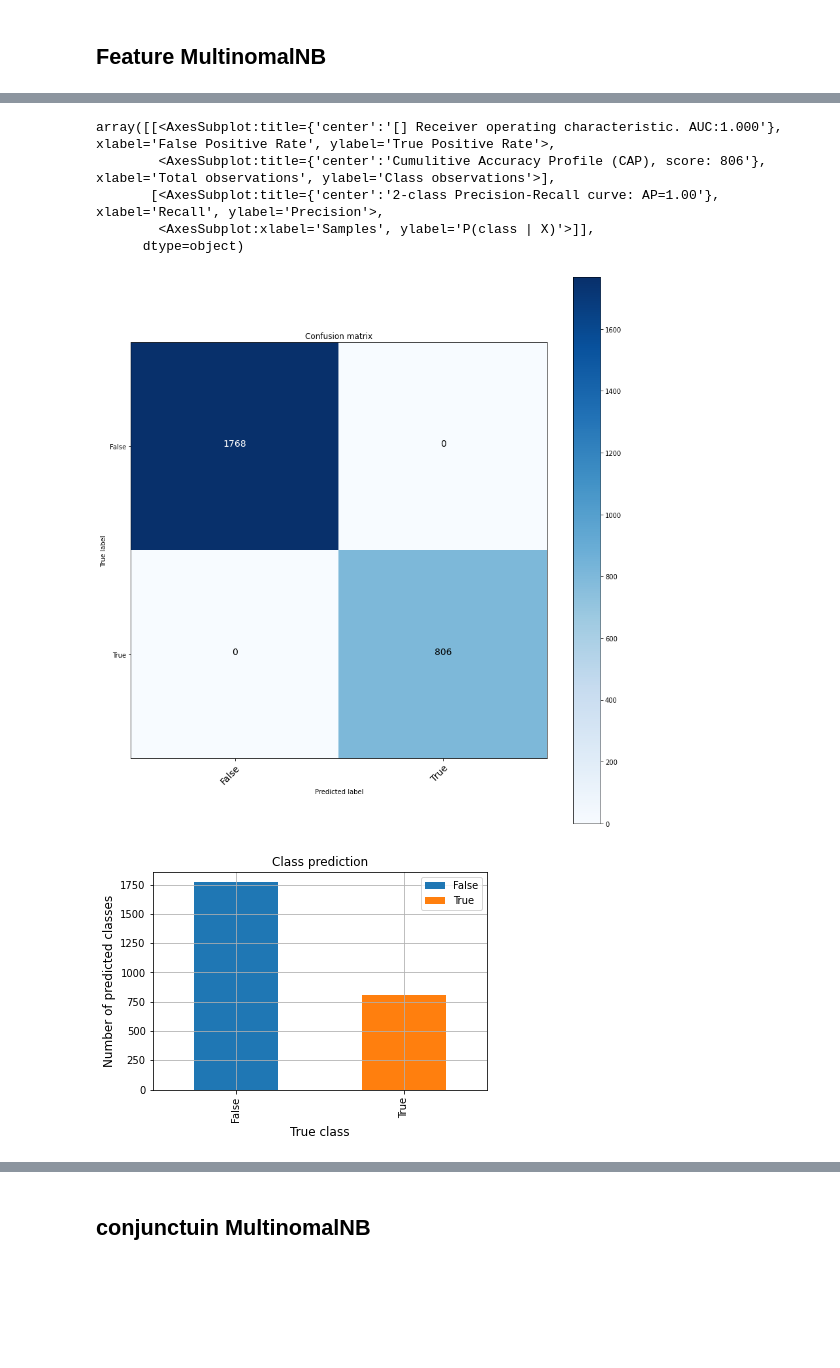
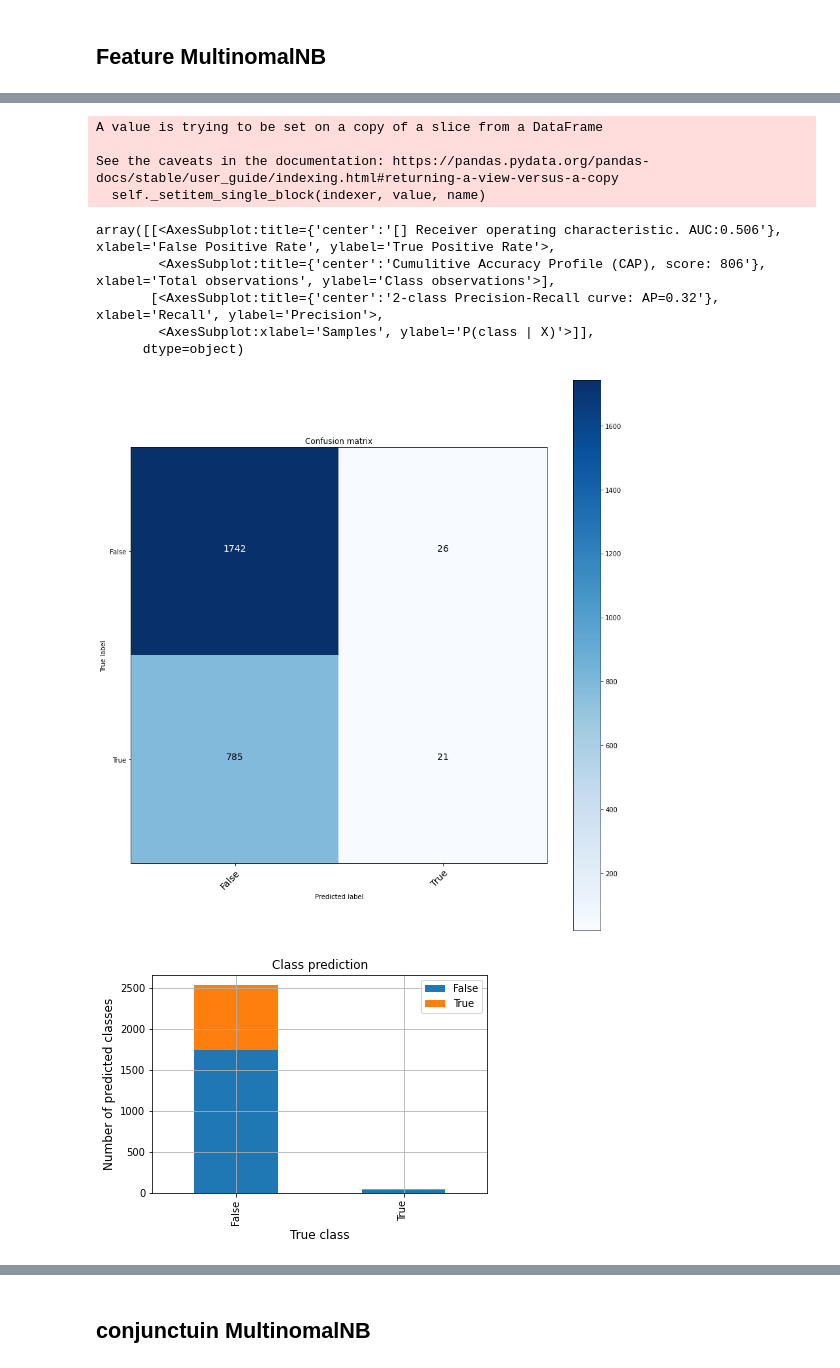
Before and after one commit to lttsophie/foraging, a Jupyter notebook: BrnulliNB_feat_conj.ipynb, the cells around one changed output, grey strips where cells are left out. Saved outputs shown, nothing was run; the diff lists cells and outputs as text; code cells hidden in the pictures; blank space fills up the shorter version.

Commit message:
tried diff models and algorithms

```diff
--- a/BrnulliNB_feat_conj.ipynb
+++ b/BrnulliNB_feat_conj.ipynb
@@ -137,5 +125,5 @@ feature_variables_c = np.delete(variables_names_c, [1])
 # %% [markdown]
 ## Train_feat
 # %%
-X = df_f
-y = df_f['switches'].to_numpy()
+X_f = df_f
+y_f = df_f['switches'].to_numpy()
@@ -142,2 +137,2 @@ y = df_f['switches'].to_numpy()
 # %%
-train_f, test_f, y_train_f, y_test_f = train_test_split(X, y ,test_size=0.2,random_state=42)
+train_f, test_f, y_train_f, y_test_f = train_test_split(X_f, y_f ,test_size=0.2,random_state=42)
@@ -151,2 +182,5 @@ train_c, test_c, y_train_c, y_test_c = train_test_split(X, y, test_size=0.2,rand
 # %% [markdown]
 ## Feature MultinomalNB
+# %%
+train_f.drop(columns='switches', inplace=True)
+test_f.drop(columns='switches', inplace=True)
@@ -156,14 +195,19 @@ model_f = BernoulliNB()
 model_f.fit(train_f, y_train_f)
 
 # Predict Output
-y_pred_f = model_f.predict(test_f)
-y_proba = model_f.predict_proba(test_f)
+
 k = 10
 kf = KFold(n_splits=k, random_state=None)
 # Evaluate results
-result = cross_val_score(model_f , X, y, cv = kf)
+result = cross_val_score(model_f , train_f, y_train_f, cv = kf)
+
+y_pred_f = model_f.predict(test_f)
+y_proba = model_f.predict_proba(test_f)
 results = classeval.eval(y_test_f.astype(bool), y_pred_f.astype(bool), y_proba[:,0])
 print("Accuracy Score is ", model_f.score(train_f, y_train_f))
 print("Avg accuracy: {}".format(result.mean()))
+conf_mat = metrics.confusion_matrix(y_test_f, y_pred_f)
+print('Accuracy state 1:', conf_mat[0, 0] / (conf_mat[0, 0] + conf_mat[1,0])  * 100)
+print('Accuracy state 0:', conf_mat[1, 1] / (conf_mat[1, 1] + conf_mat[0,1]) * 100)
 classeval.plot(results)
 # %% [output]
@@ -179,7 +225,11 @@ Avg accuracy: 1.0
-array([[<AxesSubplot:title={'center':'[] Receiver operating characteristic. AUC:1.000'}, xlabel='False Positive Rate', ylabel='True Positive Rate'>,
-        <AxesSubplot:title={'center':'Cumulitive Accuracy Profile (CAP), score: 806'}, xlabel='Total observations', ylabel='Class observations'>],
-       [<AxesSubplot:title={'center':'2-class Precision-Recall curve: AP=1.00'}, xlabel='Recall', ylabel='Precision'>,
-        <AxesSubplot:xlabel='Samples', ylabel='P(class | X)'>]],
-      dtype=object)
+A value is trying to be set on a copy of a slice from a DataFrame
+
+See the caveats in the documentation: https://pandas.pydata.org/pandas-docs/stable/user_guide/indexing.html#returning-a-view-versus-a-copy
+  self._setitem_single_block(indexer, value, name)
+array([[<AxesSubplot:title={'center':'[] Receiver operating characteristic. AUC:0.506'}, xlabel='False Positive Rate', ylabel='True Positive Rate'>,
+        <AxesSubplot:title={'center':'Cumulitive Accuracy Profile (CAP), score: 806'}, xlabel='Total observations', ylabel='Class observations'>],
+       [<AxesSubplot:title={'center':'2-class Precision-Recall curve: AP=0.32'}, xlabel='Recall', ylabel='Precision'>,
+        <AxesSubplot:xlabel='Samples', ylabel='P(class | X)'>]],
+      dtype=object)
-[figure, old version]
+[figure, new version]
-[figure, old version]
+[figure, new version]
```
Also changed, not shown: parts of 21 cells of this notebook.
